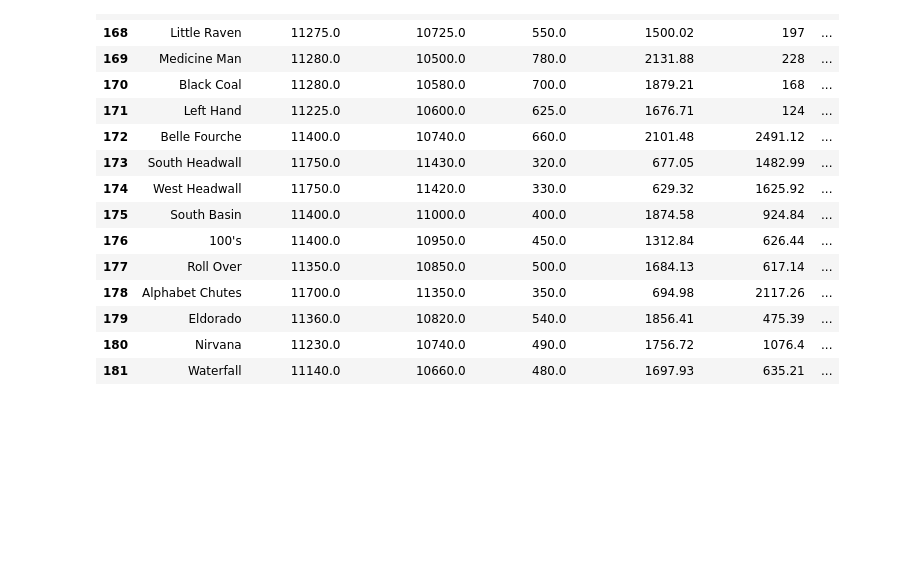
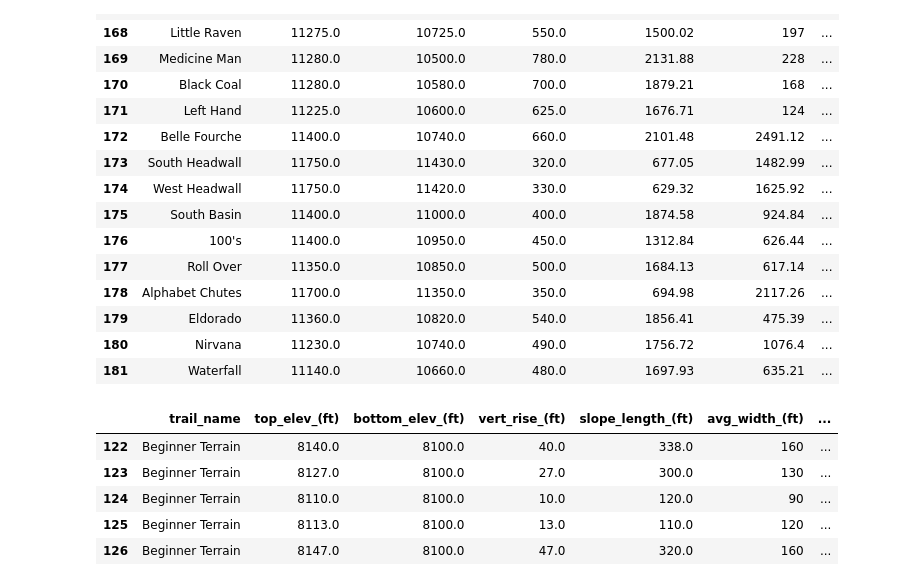
Before and after one commit to kfarbman/ski-recommender, a Jupyter notebook: capstone_add_grooming.ipynb, the cells around one changed output. Drawn from its saved outputs; the diff is of its cells as text; code cells hidden in the pictures; blank space fills up the shorter version.

```diff
--- a/capstone_add_grooming.ipynb
+++ b/capstone_add_grooming.ipynb
@@ -41,8 +46,9 @@ CB = whole_table[whole_table['resort'] == 'Crested Butte']
 taos = whole_table[whole_table['resort'] == 'Taos']
 DP = whole_table[whole_table['resort'] == 'Diamond Peak']
 WP = whole_table[whole_table['resort'] == 'Winter Park']
+BC = whole_table[whole_table['resort'] == 'Beaver Creek']
 
-resorts = [loveland,AB,copper,eldora,AM,vail,monarch,CB,taos,DP,WP]
+resorts = [loveland,AB,copper,eldora,AM,vail,monarch,CB,taos,DP,WP,BC]
 # %%
 trail_names_to_fix = [copper,AM,vail,monarch,CB,taos,DP]
 
@@ -214,3 +216,12 @@ WP.tail(17)
 | 179 | Eldorado | 11360.0 | 10820.0 | 540.0 | 1856.41 | 475.39 | ... |
 | 180 | Nirvana | 11230.0 | 10740.0 | 490.0 | 1756.72 | 1076.4 | ... |
 | 181 | Waterfall | 11140.0 | 10660.0 | 480.0 | 1697.93 | 635.21 | ... |
+# %%
+BC.tail()
+# %% [output]
+|  | trail_name | top_elev_(ft) | bottom_elev_(ft) | vert_rise_(ft) | slope_length_(ft) | avg_width_(ft) | ... |
+| 122 | Beginner Terrain | 8140.0 | 8100.0 | 40.0 | 338.0 | 160 | ... |
+| 123 | Beginner Terrain | 8127.0 | 8100.0 | 27.0 | 300.0 | 130 | ... |
+| 124 | Beginner Terrain | 8110.0 | 8100.0 | 10.0 | 120.0 | 90 | ... |
+| 125 | Beginner Terrain | 8113.0 | 8100.0 | 13.0 | 110.0 | 120 | ... |
+| 126 | Beginner Terrain | 8147.0 | 8100.0 | 47.0 | 320.0 | 160 | ... |
```
Also changed, not shown: parts of 2 cells of this notebook, 2 other files.
